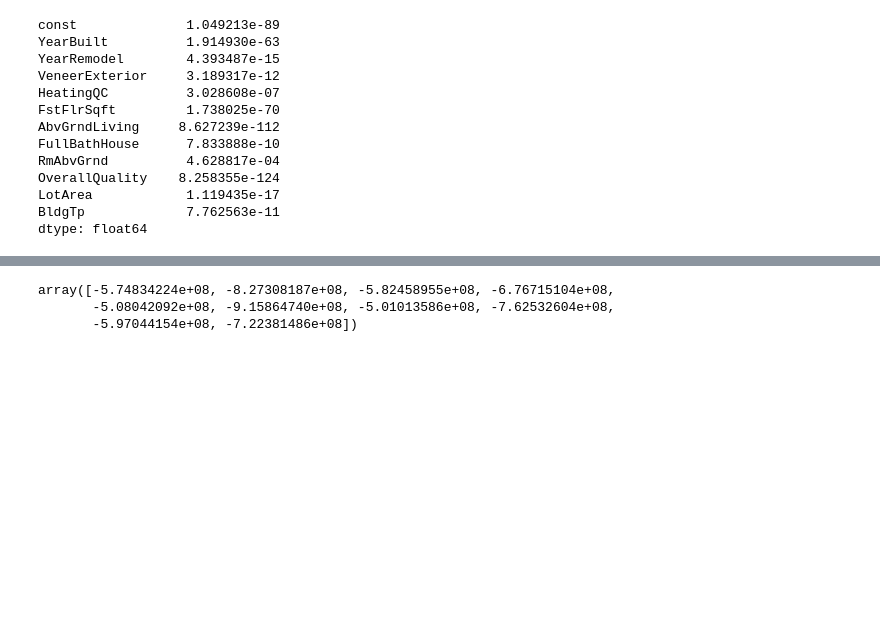
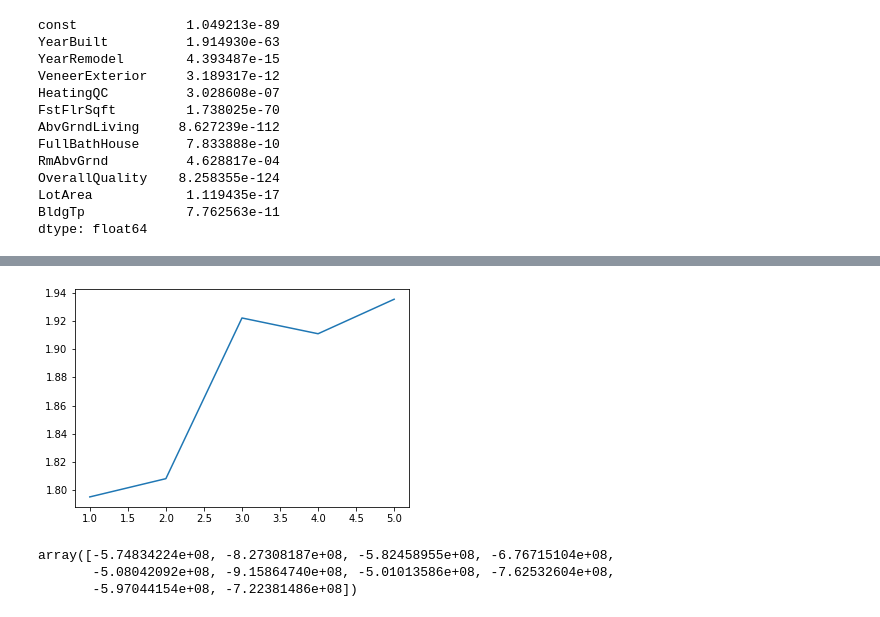
Before and after one commit to k21k/Python-Notes, a Jupyter notebook: Exercises - Qasim/Machine Learning/Linear Regression/Linear Regression (Part 3)/Final Project - answer K.ipynb, the cells around one changed output, grey strips where cells are left out. Cells and saved outputs as stored; diff of their text form; code cells hidden in the pictures; blank space fills up the shorter version.

```diff
--- a/Exercises - Qasim/Machine Learning/Linear Regression/Linear Regression (Part 3)/Final Project - answer K.ipynb
+++ b/Exercises - Qasim/Machine Learning/Linear Regression/Linear Regression (Part 3)/Final Project - answer K.ipynb
@@ -369,7 +366,6 @@ Prop_Data2.corr()
 # %%
 # Prop_Data_Final = Prop_Data[[columns]]
 
-Prop_Data_Final =  df[['YearBuilt', 'YearRemodel', 'VeneerExterior', 'HeatingQC', 'FstFlrSqft', 'AbvGrndLiving', 'FullBathHouse','Fireplaces', 'RmAbvGrnd', 'GarageCars',
-       'GarageArea', 'OverallQuality']]
+Prop_Data_Final =  df[['YearBuilt', 'YearRemodel', 'VeneerExterior', 'HeatingQC', 'FstFlrSqft', 'AbvGrndLiving', 'FullBathHouse','Fireplaces',  'GarageCars','GarageArea', 'OverallQuality']]
 # %% [markdown]
 ## Step 3: Build Models -- Type 1
@@ -601,3 +575,13 @@ print(y_test.shape)
+# %%
+%matplotlib inline
+import numpy as np
+import matplotlib.pyplot as plt
+
+x = np.arange(1,6)
+y = mse
+plt.plot(x, y);
+# %% [output]
+[figure, added]
 # %%
 # Linear Regression model fitting
 
```
Also changed, not shown: parts of 39 cells of this notebook, 6 other files.
